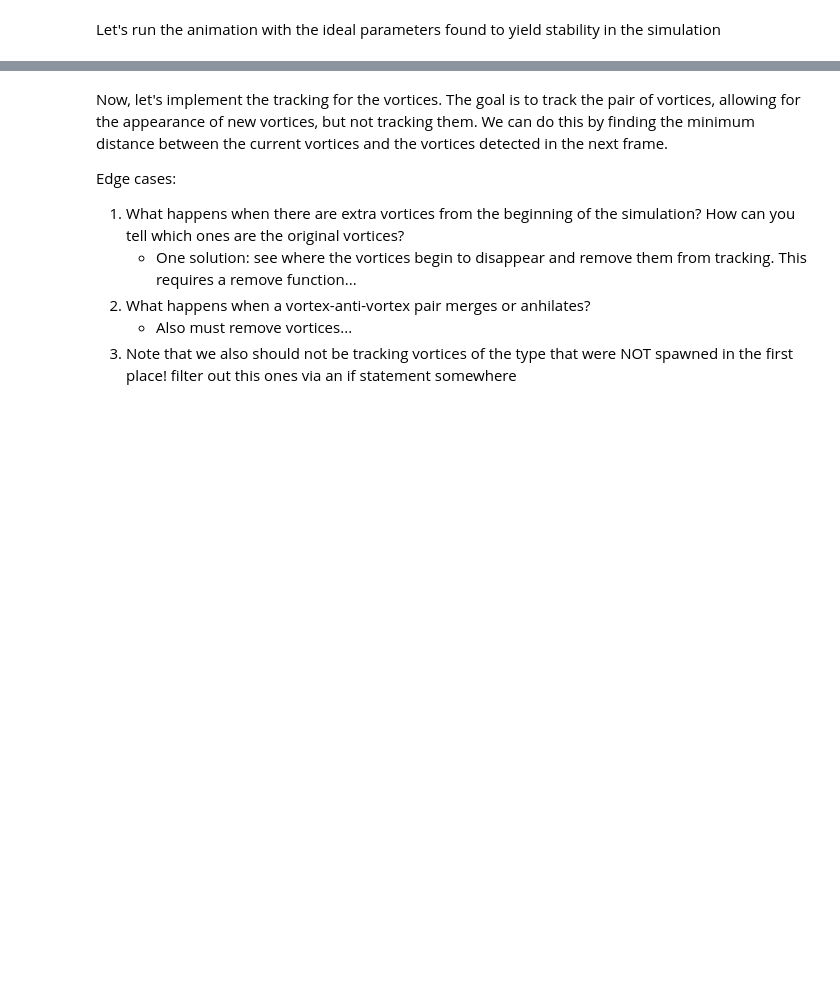
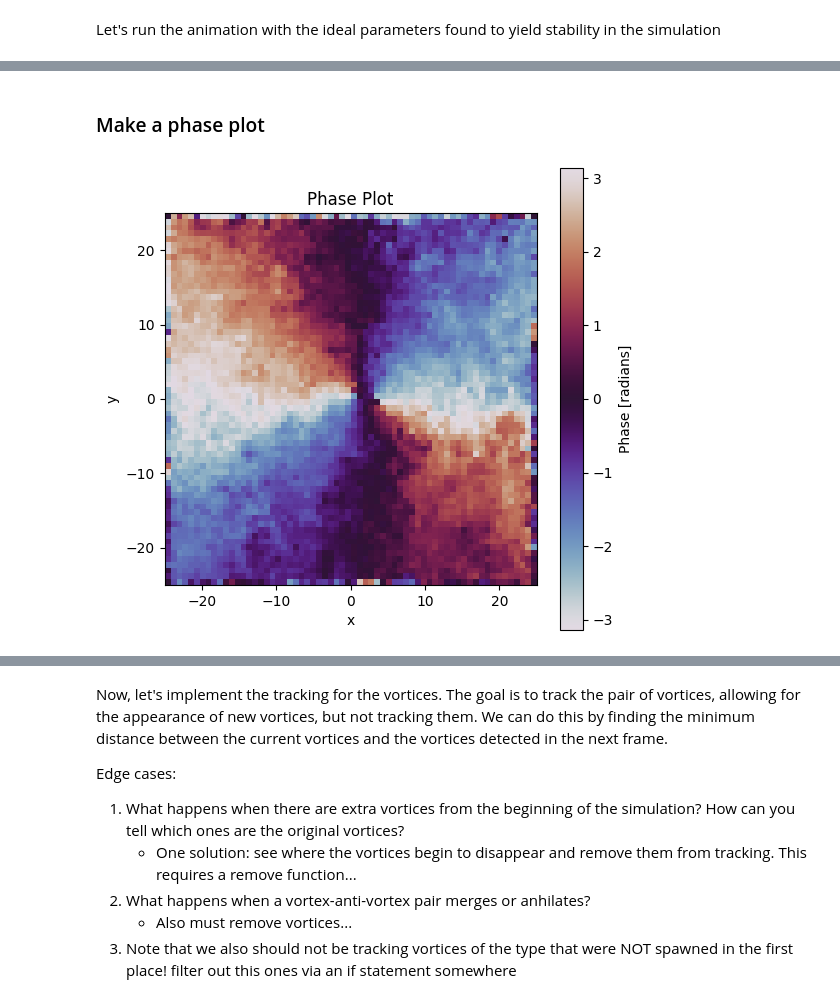
Before and after one commit to easuit24/BECs2, a Jupyter notebook: trackingv2.ipynb, the cells around one changed output, grey strips where cells are left out. Drawn from its saved outputs; the diff is of its cells as text; code cells hidden in the pictures; blank space fills up the shorter version.

```diff
--- a/trackingv2.ipynb
+++ b/trackingv2.ipynb
@@ -19,0 +20,14 @@ T:  4.042589962686201
+# %% [markdown]
+### Make a phase plot
+# %%
+phase = np.angle(g.snaps[0][int(g.L/2/g.dx):int(3*g.L/2/g.dx), int(g.L/2/g.dx): int(3*g.L/2/g.dx)])
+
+plt.figure(figsize=(6, 6))
+plt.imshow(phase, extent=[-g.L/2, g.L/2, -g.L/2, g.L/2], origin='lower', cmap='twilight')
+plt.colorbar(label='Phase [radians]')
+plt.title('Phase Plot')
+plt.xlabel('x')
+plt.ylabel('y')
+plt.show()
+# %% [output]
+[figure, added]
```
Also changed, not shown: parts of 15 cells of this notebook, 1 other file.
